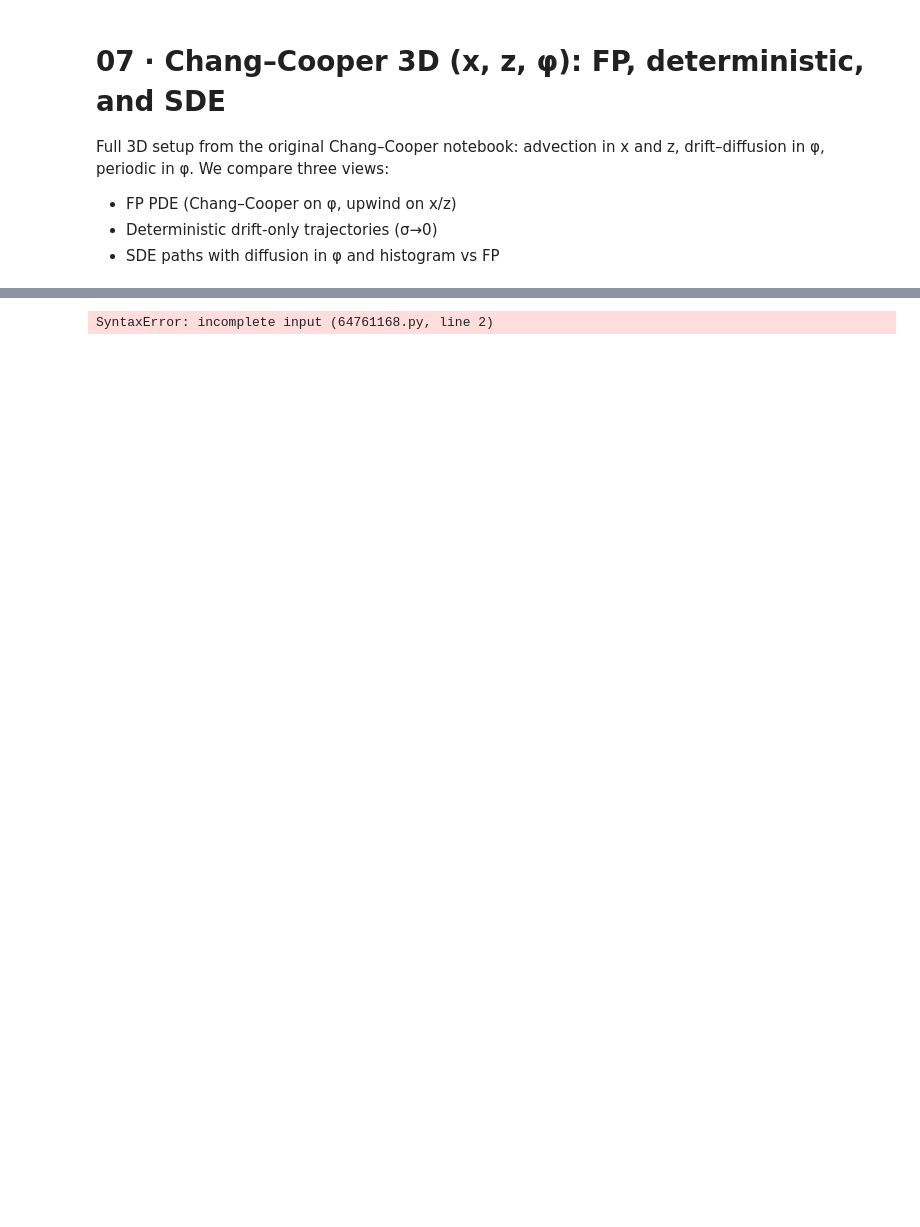
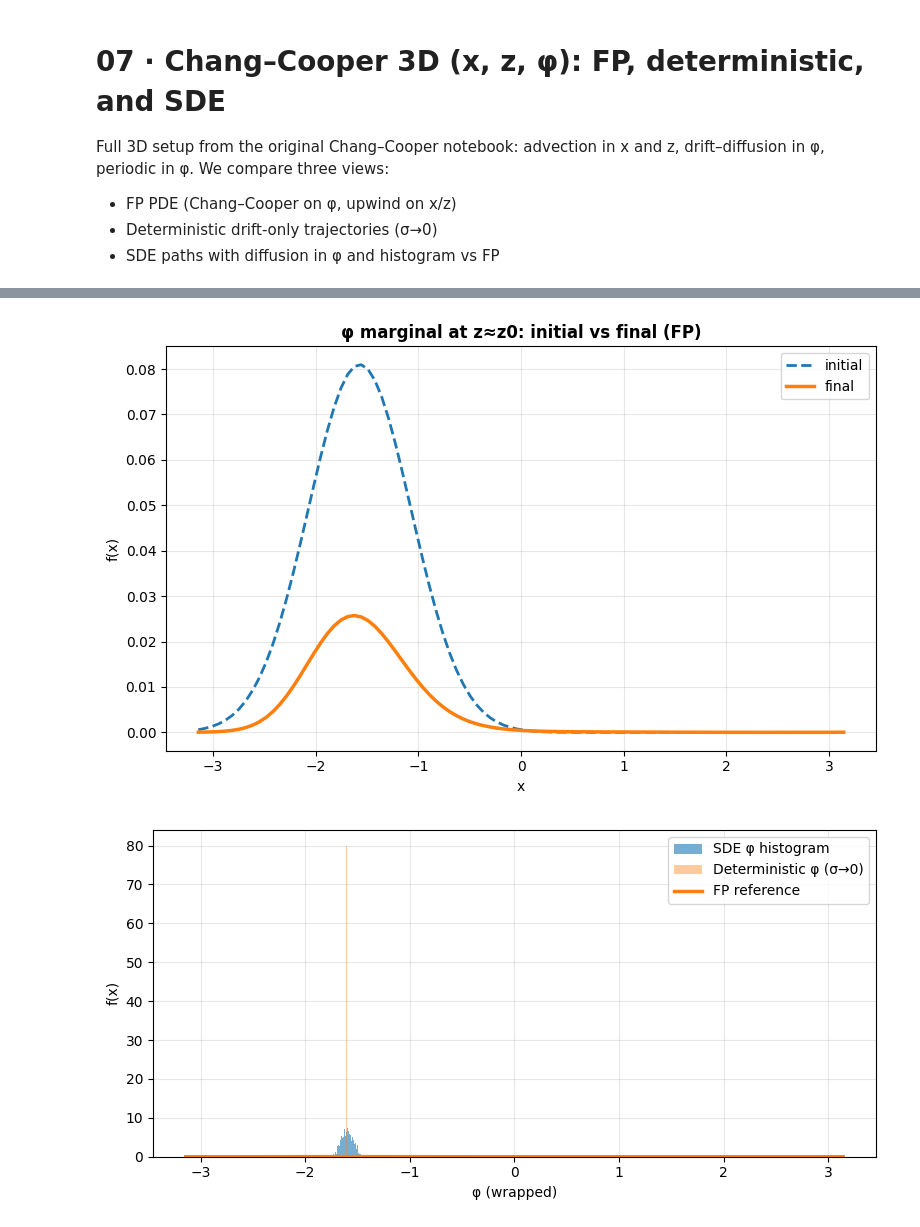
Before and after one commit to jaaden02/Stochastic-Simulations, a Jupyter notebook: examples/07_chang_cooper_phi.ipynb, the cells around one changed output, grey strips where cells are left out. Cells and saved outputs as stored; diff of their text form; code cells hidden in the pictures; blank space fills up the shorter version.

```diff
--- a/examples/07_chang_cooper_phi.ipynb
+++ b/examples/07_chang_cooper_phi.ipynb
@@ -24,15 +25,15 @@ lamda = 0.6
 alpha = 0.1
 v0 = 0.01
 vg = 0.0
-psi = 1e9  # effectively infinite (removes 1/(2ψ) term)
-D0 = 1e-3  # diffusion in φ only
+psi = 1e9   # effectively infinite (removes 1/(2ψ) term)
+D0 = 1e-5   # diffusion in φ only
 
 # Domain and resolution (kept moderate for runtime)
 x_min, x_max, Nx = 0.0, 50.0, 80
 z_min, z_max, Nz = -3.0, 1.0, 40
 phi_min, phi_max, Nphi = -np.pi, np.pi, 96
 
-t_final = 2.0
+t_final = 200
 dt_guess = 5e-3
 
 # Initial Gaussian center/widths
@@ -131,20 +119,16 @@ BOUNDARY CONDITIONS:
 # %%
 # Deterministic trajectories (σ→0) using PathSimulator with diffusion=0
 
-
 def drift_only(x, t):
-    return np.column_stack(
-        [
-            mu_x_field(x[:, 0], x[:, 1], x[:, 2], t),
-            mu_z_field(x[:, 0], x[:, 1], x[:, 2], t),
-            mu_phi_field(x[:, 0], x[:, 1], x[:, 2], t),
-        ]
-    )
-
+    return np.column_stack([
+        mu_x_field(x[:, 0], x[:, 1], x[:, 2], t),
+        mu_z_field(x[:, 0], x[:, 1], x[:, 2], t),
+        mu_phi_field(x[:, 0], x[:, 1], x[:, 2], t),
+    ])
 
 zero_diffusion = lambda x, t: np.zeros_like(x)
 
-det_sim = PathSimulator(drift_only, zero_diffusion, scheme="euler_maruyama")
+det_sim = PathSimulator(drift_only, zero_diffusion, scheme='euler_maruyama')
 n_paths_det = 500
 det_paths_res = det_sim.simulate(
     x0=np.array([x0, z0, phi0]),
@@ -152,43 +136,48 @@ det_paths_res = det_sim.simulate(
     t_array=t_array,
     save_paths=True,
 )
-det_paths = det_paths_res["paths"]
+det_paths = det_paths_res['paths']
 # Wrap phi to [-π, π]
 det_paths[:, :, 2] = ((det_paths[:, :, 2] + np.pi) % (2 * np.pi)) - np.pi
 det_phi_final = det_paths[:, -1, 2]
-# %% [output]
-SyntaxError: incomplete input (64761168.py, line 2)
 # %%
 # SDE paths (with diffusion in φ)
 sde_drift = fp_to_sde_drift(velocities, grid)
 sde_diffusion = fp_to_sde_diffusion(diffusions, grid)
 bounds = grid_bounds_from_grid(grid)
-sde_sim = PathSimulator(
-    sde_drift, sde_diffusion, scheme="auto", bounds=bounds, boundary_mode="reflect"
-)
+sde_sim = PathSimulator(sde_drift, sde_diffusion, scheme='auto', bounds=bounds, boundary_mode='reflect')
 n_paths = 2000
-paths_res = sde_sim.simulate(
-    x0=np.array([x0, z0, phi0]), n_paths=n_paths, t_array=t_array, save_paths=True
-)
-paths = paths_res["paths"]
-paths[:, :, 2] = ((paths[:, :, 2] + np.pi) % (2 * np.pi)) - np.pi
+paths_res = sde_sim.simulate(x0=np.array([x0, z0, phi0]), n_paths=n_paths, t_array=t_array, save_paths=True)
+paths = paths_res['paths']
+paths[:,:,2] = ((paths[:,:,2] + np.pi) % (2*np.pi)) - np.pi
 phi_final = paths[:, -1, 2]
 # %%
-# Visual comparison at final time
-fig, ax = plt.subplots(1, 2, figsize=(12, 4))
-# FP slice at z=z0 index nearest and phi marginal
+# Visual comparison at final time using built-in plotting helpers
+phi_grid_obj = Grid(x_start=phi_min, x_end=phi_max, num_points_x=Nphi)
+
+# φ-marginals at z ≈ z0
 z_idx = np.argmin(np.abs(grid.y_grid - z0))
-fp_slice = fp_final[:, z_idx, :]
-fp_phi = fp_slice.sum(axis=0) * grid.dx * grid.dy  # marginal over x
-ax[0].plot(grid.z_grid, fp_phi, label="FP φ-marginal (z≈z0)")
-ax[0].set_xlabel("φ")
-ax[0].set_ylabel("Probability density")
-ax[0].legend()
+ic_phi = ic.f0[:, z_idx, :].sum(axis=0) * grid.dx * grid.dy
+fp_phi = fp_final[:, z_idx, :].sum(axis=0) * grid.dx * grid.dy
 
-ax[1].hist(phi_final, bins=80, density=True, alpha=0.6, label="SDE φ histogram")
-ax[1].hist(det_phi_final, bins=80, density=True, alpha=0.4, label="Deterministic φ (σ→0)")
-ax[1].plot(grid.z_grid, fp_phi, color="C1", lw=2, label="FP reference")
-ax[1].set_xlabel("φ (wrapped)")
-ax[1].legend()
+# Overlay initial vs final φ distribution (FP)
+fig_overlay = plot_1d_overlay(
+    phi_grid_obj,
+    ic_phi,
+    fp_phi,
+    title="φ marginal at z≈z0: initial vs final (FP)",
+)
+
+# SDE/Deterministic histogram vs FP reference
+fig_hist, ax = plt.subplots(figsize=(8, 4))
+ax.hist(phi_final, bins=80, density=True, alpha=0.6, label='SDE φ histogram')
+ax.hist(det_phi_final, bins=80, density=True, alpha=0.4, label='Deterministic φ (σ→0)')
+plot_1d_distribution(phi_grid_obj, fp_phi, ax=ax, color='C1', linewidth=2.5, label='FP reference')
+ax.set_xlabel('φ (wrapped)')
+ax.legend()
+ax.grid(True, alpha=0.3)
 plt.tight_layout()
 plt.show()
+# %% [output]
+[figure, added]
+[figure, added]
```
Also changed, not shown: parts of 4 cells of this notebook, 1 other file.
